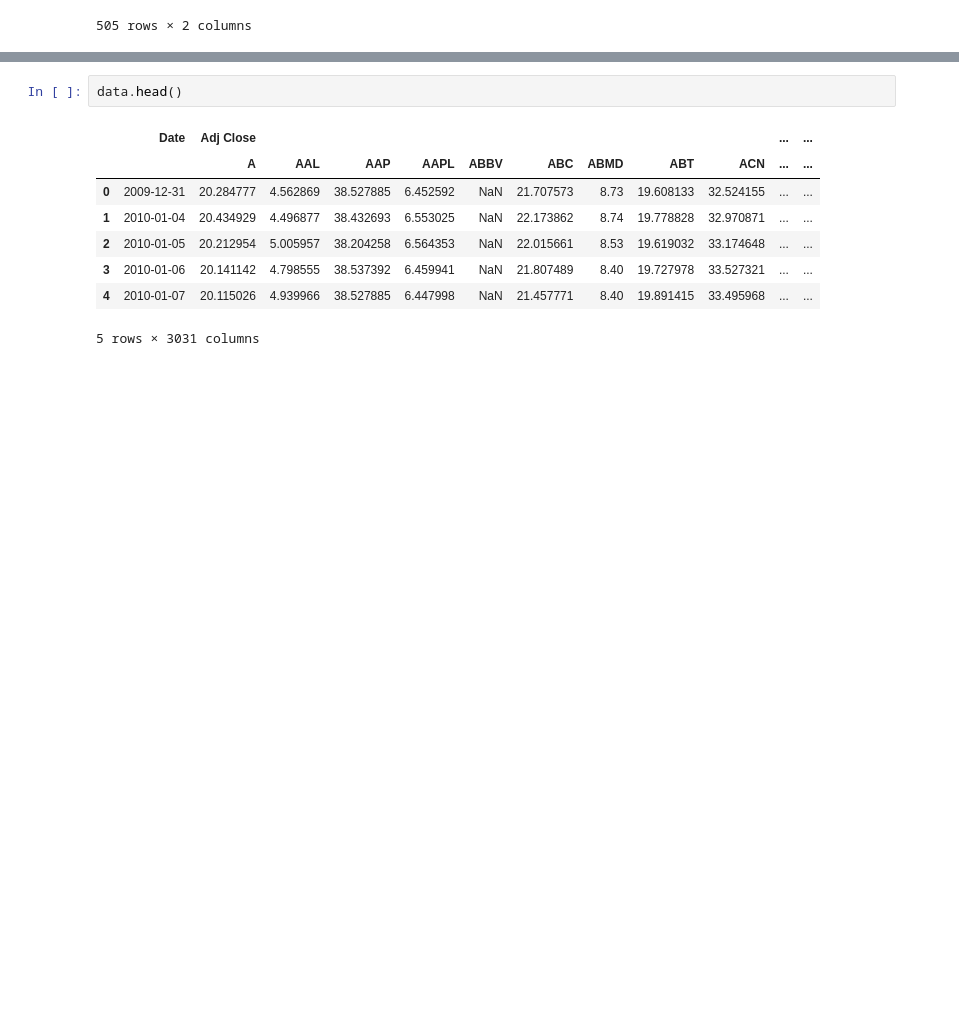
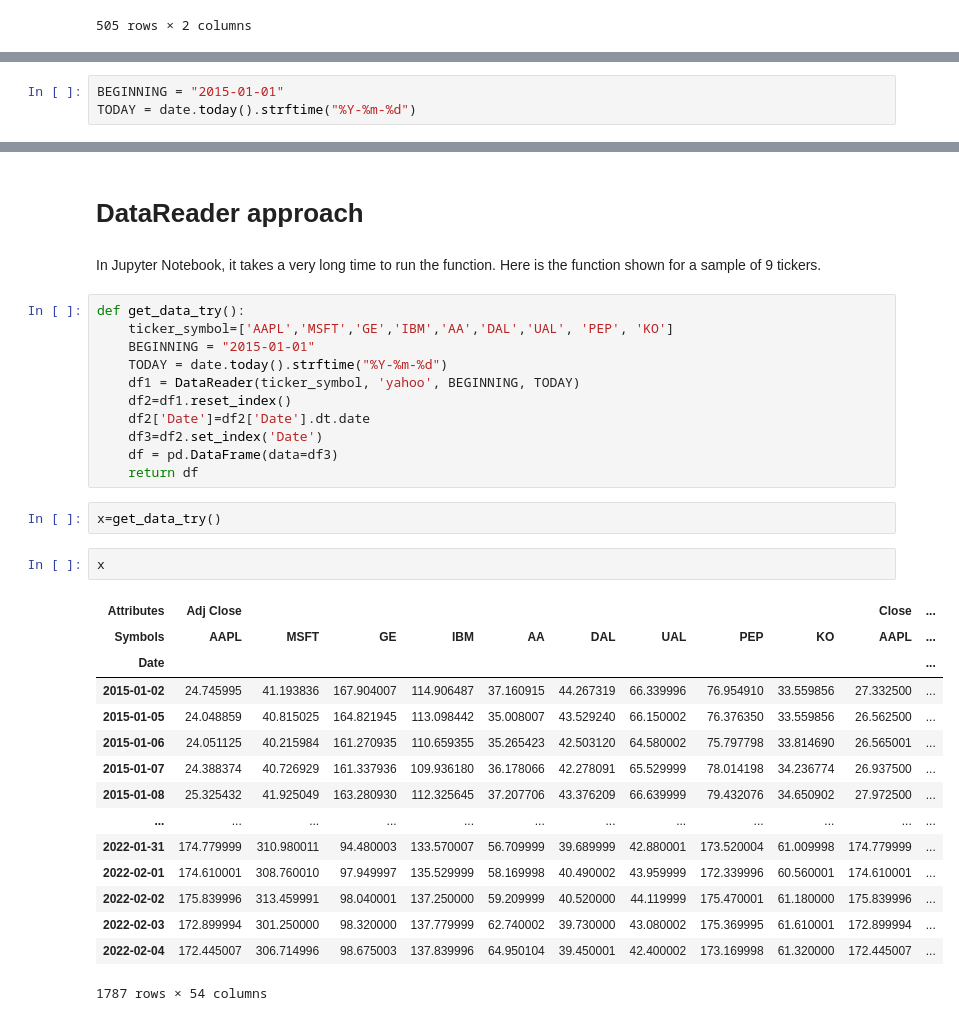
Before and after one commit to AnnaBezu/Project, a Jupyter notebook: Data_S&P500_Yahoo.ipynb, the cells around one changed output, grey strips where cells are left out. Drawn from its saved outputs; the diff is of its cells as text; blank space fills up the shorter version.

```diff
--- a/Data_S&P500_Yahoo.ipynb
+++ b/Data_S&P500_Yahoo.ipynb
@@ -239,0 +119,3 @@ Date
+# %%
+BEGINNING = "2015-01-01"
+TODAY = date.today().strftime("%Y-%m-%d")
@@ -276,11 +175,35 @@ NameError: name 'data' is not defined
-# %%
-data.head()
-# %% [output]
-|  | Date | Adj Close |  |  |  |  |  |  |  |  | ... | ... |
-|  |  | A | AAL | AAP | AAPL | ABBV | ABC | ABMD | ABT | ACN | ... | ... |
-| 0 | 2009-12-31 | 20.284777 | 4.562869 | 38.527885 | 6.452592 | NaN | 21.707573 | 8.73 | 19.608133 | 32.524155 | ... | ... |
-| 1 | 2010-01-04 | 20.434929 | 4.496877 | 38.432693 | 6.553025 | NaN | 22.173862 | 8.74 | 19.778828 | 32.970871 | ... | ... |
-| 2 | 2010-01-05 | 20.212954 | 5.005957 | 38.204258 | 6.564353 | NaN | 22.015661 | 8.53 | 19.619032 | 33.174648 | ... | ... |
-| 3 | 2010-01-06 | 20.141142 | 4.798555 | 38.537392 | 6.459941 | NaN | 21.807489 | 8.40 | 19.727978 | 33.527321 | ... | ... |
-| 4 | 2010-01-07 | 20.115026 | 4.939966 | 38.527885 | 6.447998 | NaN | 21.457771 | 8.40 | 19.891415 | 33.495968 | ... | ... |
-5 rows × 3031 columns
+# %% [markdown]
+# DataReader approach
+# %% [markdown]
+In Jupyter Notebook, it takes a very long time to run the function. Here is the function shown for a sample of 9 tickers.
+# %%
+def get_data_try():
+    ticker_symbol=['AAPL','MSFT','GE','IBM','AA','DAL','UAL', 'PEP', 'KO']
+    BEGINNING = "2015-01-01"
+    TODAY = date.today().strftime("%Y-%m-%d")
+    df1 = DataReader(ticker_symbol, 'yahoo', BEGINNING, TODAY)
+    df2=df1.reset_index()
+    df2['Date']=df2['Date'].dt.date
+    df3=df2.set_index('Date')
+    df = pd.DataFrame(data=df3)
+    return df
+# %%
+x=get_data_try()
+# %%
+x
+# %% [output]
+| Attributes | Adj Close |  |  |  |  |  |  |  |  | Close | ... |
+| Symbols | AAPL | MSFT | GE | IBM | AA | DAL | UAL | PEP | KO | AAPL | ... |
+| Date |  |  |  |  |  |  |  |  |  |  | ... |
+| 2015-01-02 | 24.745995 | 41.193836 | 167.904007 | 114.906487 | 37.160915 | 44.267319 | 66.339996 | 76.954910 | 33.559856 | 27.332500 | ... |
+| 2015-01-05 | 24.048859 | 40.815025 | 164.821945 | 113.098442 | 35.008007 | 43.529240 | 66.150002 | 76.376350 | 33.559856 | 26.562500 | ... |
+| 2015-01-06 | 24.051125 | 40.215984 | 161.270935 | 110.659355 | 35.265423 | 42.503120 | 64.580002 | 75.797798 | 33.814690 | 26.565001 | ... |
+| 2015-01-07 | 24.388374 | 40.726929 | 161.337936 | 109.936180 | 36.178066 | 42.278091 | 65.529999 | 78.014198 | 34.236774 | 26.937500 | ... |
+| 2015-01-08 | 25.325432 | 41.925049 | 163.280930 | 112.325645 | 37.207706 | 43.376209 | 66.639999 | 79.432076 | 34.650902 | 27.972500 | ... |
+| ... | ... | ... | ... | ... | ... | ... | ... | ... | ... | ... | ... |
+| 2022-01-31 | 174.779999 | 310.980011 | 94.480003 | 133.570007 | 56.709999 | 39.689999 | 42.880001 | 173.520004 | 61.009998 | 174.779999 | ... |
+| 2022-02-01 | 174.610001 | 308.760010 | 97.949997 | 135.529999 | 58.169998 | 40.490002 | 43.959999 | 172.339996 | 60.560001 | 174.610001 | ... |
+| 2022-02-02 | 175.839996 | 313.459991 | 98.040001 | 137.250000 | 59.209999 | 40.520000 | 44.119999 | 175.470001 | 61.180000 | 175.839996 | ... |
+| 2022-02-03 | 172.899994 | 301.250000 | 98.320000 | 137.779999 | 62.740002 | 39.730000 | 43.080002 | 175.369995 | 61.610001 | 172.899994 | ... |
+| 2022-02-04 | 172.445007 | 306.714996 | 98.675003 | 137.839996 | 64.950104 | 39.450001 | 42.400002 | 173.169998 | 61.320000 | 172.445007 | ... |
+1787 rows × 54 columns
```
Also changed, not shown: parts of 29 cells of this notebook.
